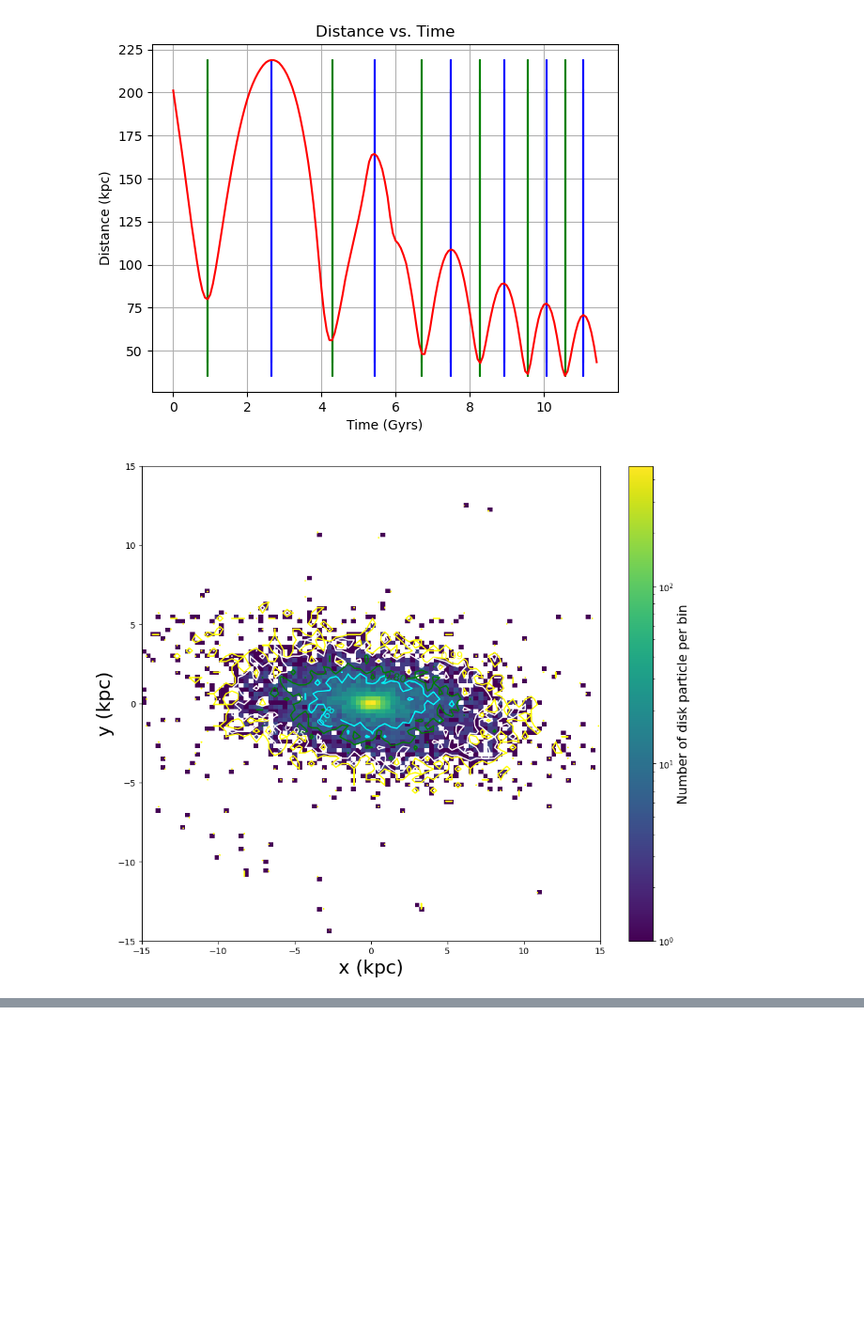
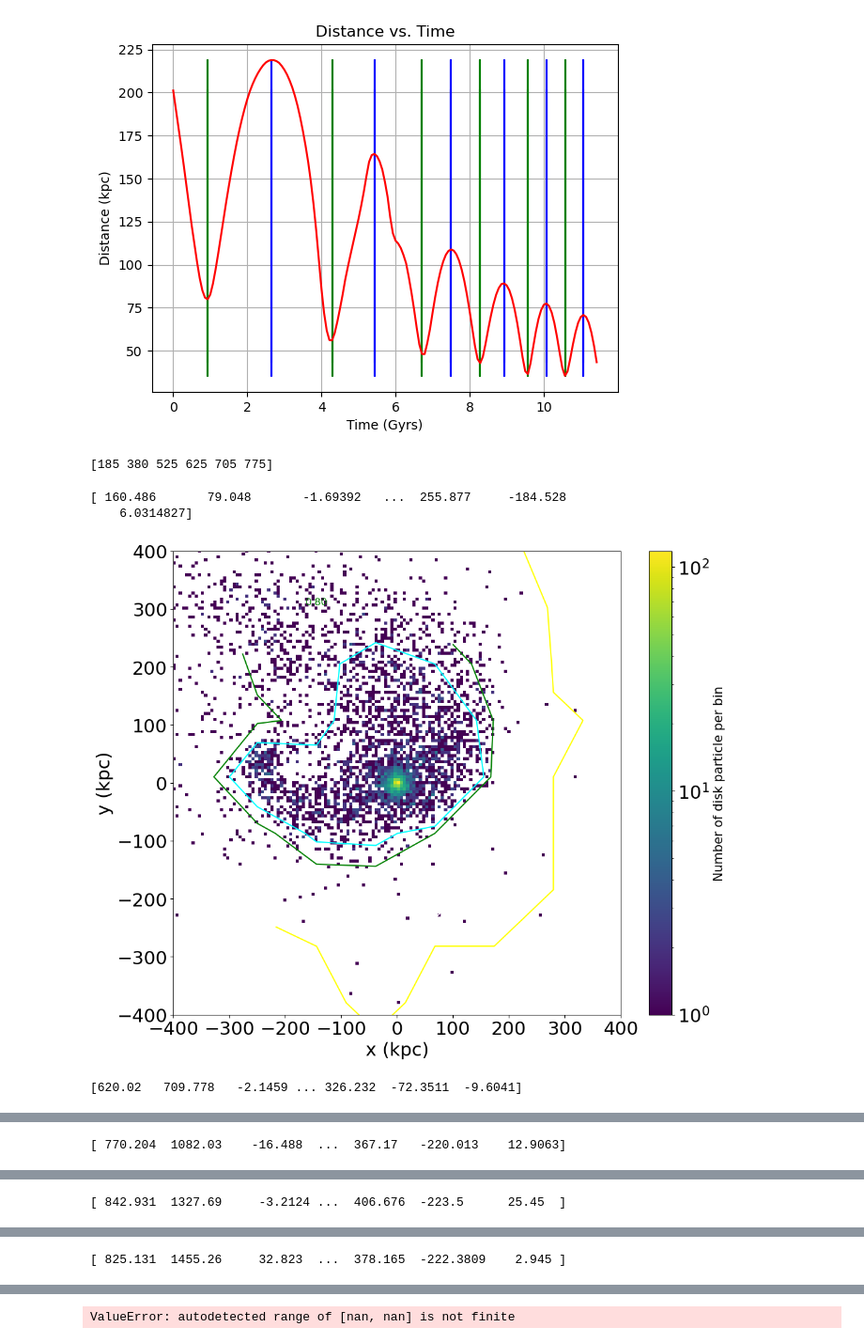
Before and after one commit to c-webs/ASTR_400b, a Jupyter notebook: Research Assignments/Research Assignment 3/Research_Assignment_3.ipynb, the cells around one changed output, grey strips where cells are left out. Shown at 94% size. Saved outputs shown, nothing was run; the diff lists cells and outputs as text; code cells hidden in the pictures; blank space fills up the shorter version.

```diff
--- a/Research Assignments/Research Assignment 3/Research_Assignment_3.ipynb
+++ b/Research Assignments/Research Assignment 3/Research_Assignment_3.ipynb
@@ -308,7 +311,7 @@ def density_contour(xdata, ydata, nbins_x, nbins_y, ax=None, **contour_kwargs):
 Here I am putting the stuff from lab 7 into a function to make things a little cleaner later on
 """
 def create_graph(filename):
-    COMD = CenterOfMass(filename,2)
+    COMD = CenterOfMass(filename,1)
     COMP = COMD.COM_P(0.1)
     COMV = COMD.COM_V(COMP[0],COMP[1],COMP[2])
     # Determine positions of disk particles relative to COM
@@ -342,8 +345,9 @@ def create_graph(filename):
     # https://matplotlib.org/3.1.0/tutorials/colors/colormaps.html
     #   e.g. 'magma', 'viridis'
     # can modify bin number to make the plot smoother
-    plt.hist2d(xD,yD,bins = 100, norm = LogNorm(), cmap='viridis')
-
+    plt.hist2d(xD,yD,bins = 1500, norm = LogNorm(), cmap='viridis')
+               #,range=[[-40, 40], [-40, 40]])
+    print(xD)
     cbar = plt.colorbar()
     cbar.set_label("Number of disk particle per bin", fontsize=15)
 
@@ -360,8 +364,8 @@ def create_graph(filename):
     plt.ylabel('y (kpc)', fontsize=22)
 
     #set axis limits
-    plt.ylim(-15,15)
-    plt.xlim(-15,15)
+    plt.ylim(-400,400)
+    plt.xlim(-400,400)
 
     #adjust tick label font size
     label_size = 22
@@ -373,16 +377,24 @@ def create_graph(filename):
     # Save to a file
     #plt.savefig('Lab7_M31Disk.png')
     plt.show()
+# %%
+print(apo_snaps)
+# %% [output]
+[185 380 525 625 705 775]
 # %%
 """
 Here I am running through all of the snapshots where M33 is at the apocenter of its orbit
 I still need to rotate them right now
 I am hoping thats why the later snapshots look really weird
 """
+galaxy = 'M33'
 for snap in apo_snaps:
     ilbl = '000' + str(snap)
     ilbl = ilbl[-3:]
     filename = "%s_"%(galaxy) + ilbl+ '.txt'
     create_graph(filename)
 # %% [output]
+[ 160.486       79.048       -1.69392   ...  255.877     -184.528
+    6.0314827]
-[figure, old version]
+[figure, new version]
+[620.02   709.778   -2.1459 ... 326.232  -72.3511  -9.6041]
@@ -389,0 +402 @@ for snap in apo_snaps:
+[ 770.204  1082.03    -16.488  ...  367.17   -220.013    12.9063]
@@ -390,0 +404 @@ for snap in apo_snaps:
+[ 842.931  1327.69     -3.2124 ...  406.676  -223.5      25.45  ]
@@ -391,0 +406 @@ for snap in apo_snaps:
+[ 825.131  1455.26     32.823  ...  378.165  -222.3809    2.945 ]
@@ -392,0 +408 @@ for snap in apo_snaps:
+ValueError: autodetected range of [nan, nan] is not finite
```
Also changed, not shown: parts of 6 cells of this notebook.
